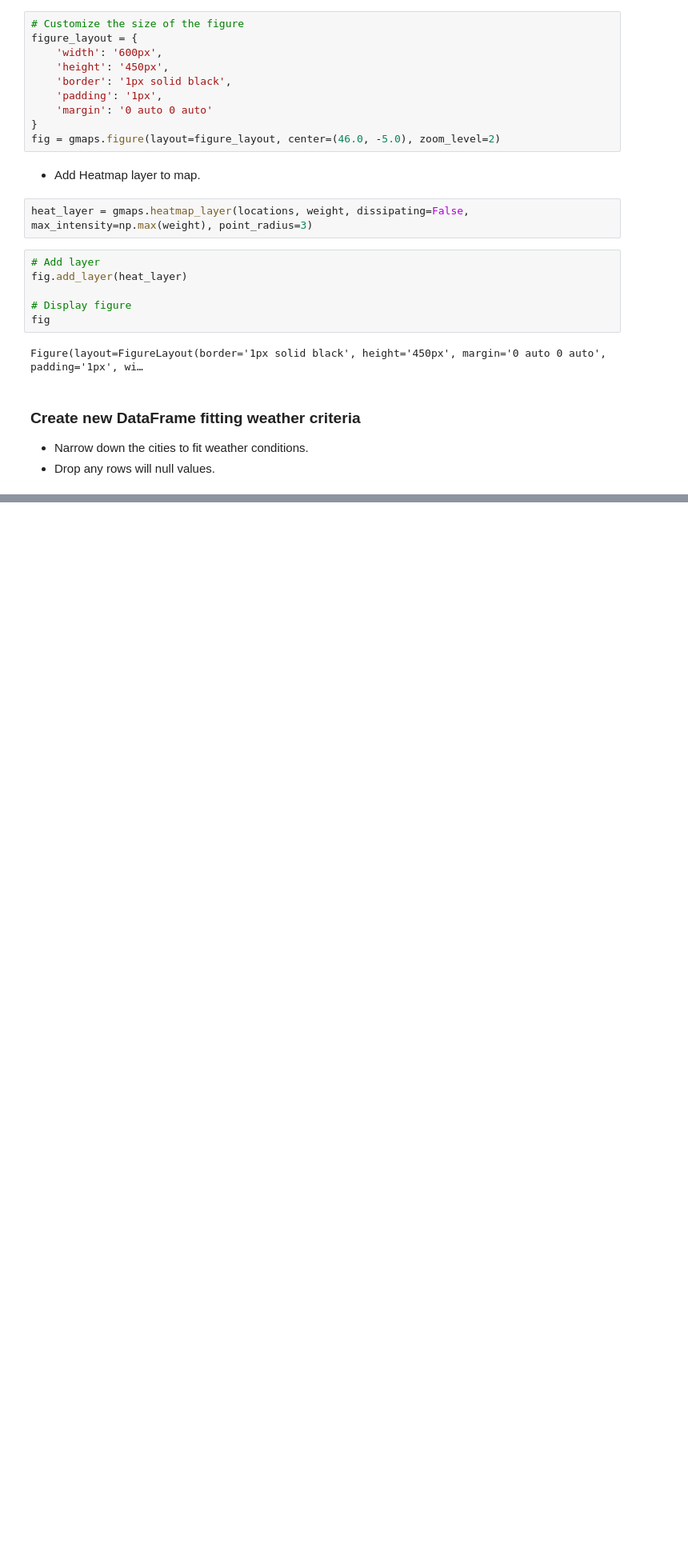
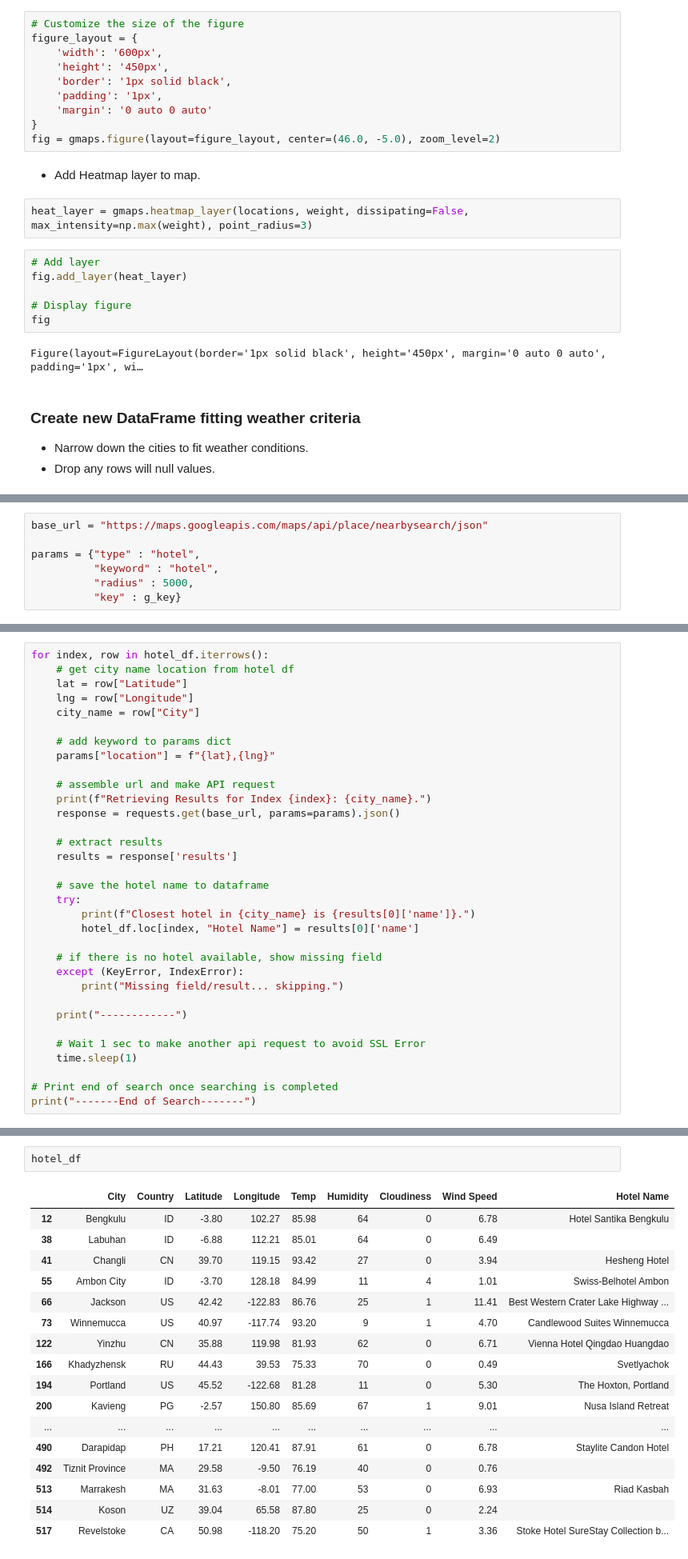
Before and after one commit to gitgranthub/World-Weather_python-api, a Jupyter notebook: VacationPy/VacationPy.ipynb, the cells around one changed output, grey strips where cells are left out. Shown at 80% size. Saved outputs shown, nothing was run; the diff lists cells and outputs as text; blank space fills up the shorter version.

```diff
--- a/VacationPy/VacationPy.ipynb
+++ b/VacationPy/VacationPy.ipynb
@@ -104,0 +127,7 @@ hotel_df
+# %%
+base_url = "https://maps.googleapis.com/maps/api/place/nearbysearch/json"
+
+params = {"type" : "hotel",
+          "keyword" : "hotel",
+          "radius" : 5000,
+          "key" : g_key}
@@ -104,0 +136,33 @@ hotel_df
+# %%
+for index, row in hotel_df.iterrows():
+    # get city name location from hotel df
+    lat = row["Latitude"]
+    lng = row["Longitude"]
+    city_name = row["City"]
+
+    # add keyword to params dict
+    params["location"] = f"{lat},{lng}"
+
+    # assemble url and make API request
+    print(f"Retrieving Results for Index {index}: {city_name}.")
+    response = requests.get(base_url, params=params).json()
+
+    # extract results
+    results = response['results']
+
+    # save the hotel name to dataframe
+    try:
+        print(f"Closest hotel in {city_name} is {results[0]['name']}.")
+        hotel_df.loc[index, "Hotel Name"] = results[0]['name']
+
+    # if there is no hotel available, show missing field
+    except (KeyError, IndexError):
+        print("Missing field/result... skipping.")
+
+    print("------------")
+
+    # Wait 1 sec to make another api request to avoid SSL Error
+    time.sleep(1)
+
+# Print end of search once searching is completed
+print("-------End of Search-------")
@@ -104,0 +189,20 @@ hotel_df
+# %%
+hotel_df
+# %% [output]
+|  | City | Country | Latitude | Longitude | Temp | Humidity | Cloudiness | Wind Speed | Hotel Name |
+| 12 | Bengkulu | ID | -3.80 | 102.27 | 85.98 | 64 | 0 | 6.78 | Hotel Santika Bengkulu |
+| 38 | Labuhan | ID | -6.88 | 112.21 | 85.01 | 64 | 0 | 6.49 |  |
+| 41 | Changli | CN | 39.70 | 119.15 | 93.42 | 27 | 0 | 3.94 | Hesheng Hotel |
+| 55 | Ambon City | ID | -3.70 | 128.18 | 84.99 | 11 | 4 | 1.01 | Swiss-Belhotel Ambon |
+| 66 | Jackson | US | 42.42 | -122.83 | 86.76 | 25 | 1 | 11.41 | Best Western Crater Lake Highway ... |
+| 73 | Winnemucca | US | 40.97 | -117.74 | 93.20 | 9 | 1 | 4.70 | Candlewood Suites Winnemucca |
+| 122 | Yinzhu | CN | 35.88 | 119.98 | 81.93 | 62 | 0 | 6.71 | Vienna Hotel Qingdao Huangdao |
+| 166 | Khadyzhensk | RU | 44.43 | 39.53 | 75.33 | 70 | 0 | 0.49 | Svetlyachok |
+| 194 | Portland | US | 45.52 | -122.68 | 81.28 | 11 | 0 | 5.30 | The Hoxton, Portland |
+| 200 | Kavieng | PG | -2.57 | 150.80 | 85.69 | 67 | 1 | 9.01 | Nusa Island Retreat |
+| ... | ... | ... | ... | ... | ... | ... | ... | ... | ... |
+| 490 | Darapidap | PH | 17.21 | 120.41 | 87.91 | 61 | 0 | 6.78 | Staylite Candon Hotel |
+| 492 | Tiznit Province | MA | 29.58 | -9.50 | 76.19 | 40 | 0 | 0.76 |  |
+| 513 | Marrakesh | MA | 31.63 | -8.01 | 77.00 | 53 | 0 | 6.93 | Riad Kasbah |
+| 514 | Koson | UZ | 39.04 | 65.58 | 87.80 | 25 | 0 | 2.24 |  |
+| 517 | Revelstoke | CA | 50.98 | -118.20 | 75.20 | 50 | 1 | 3.36 | Stoke Hotel SureStay Collection b... |
```
Also changed, not shown: parts of 12 cells of this notebook, 16 other files.
